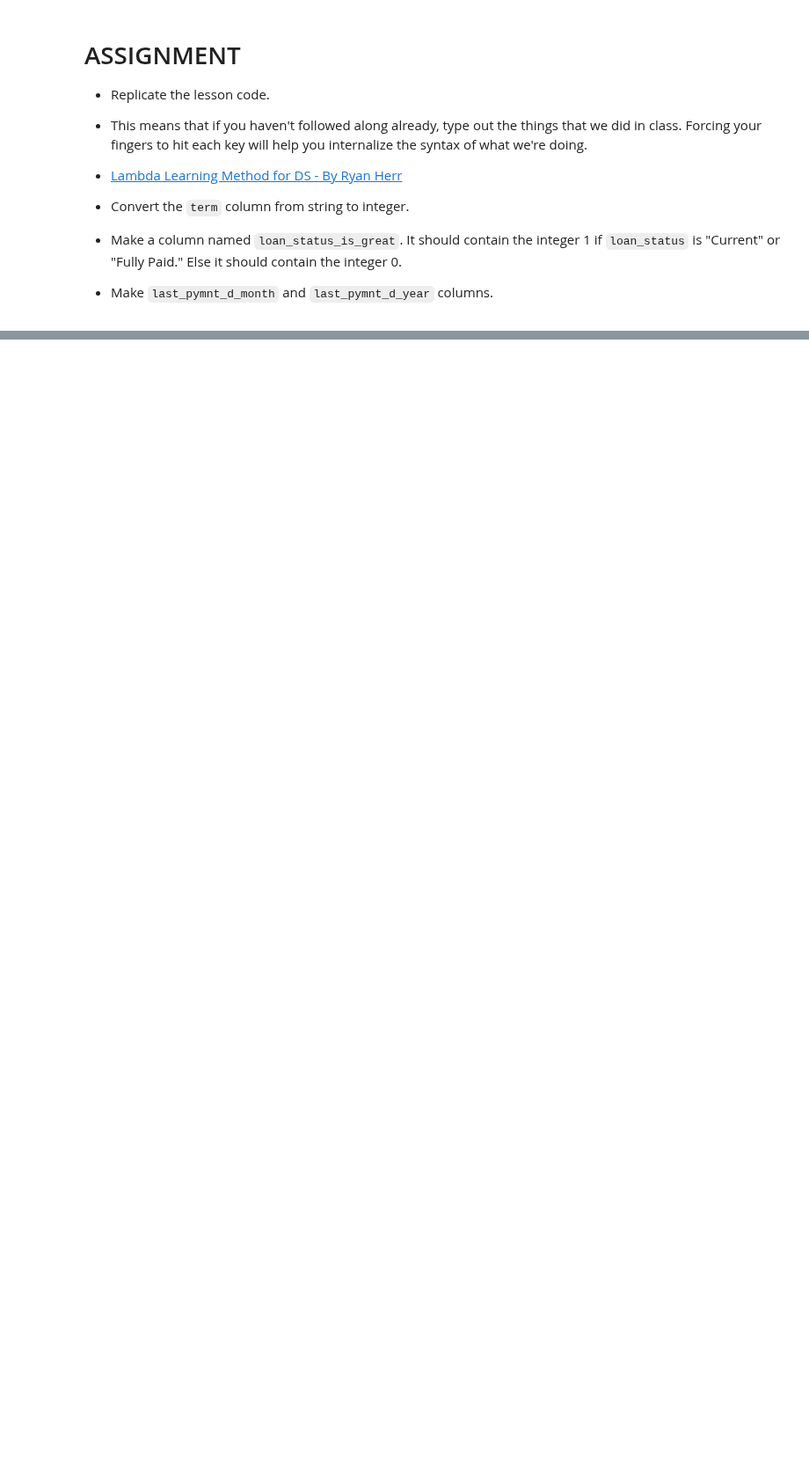
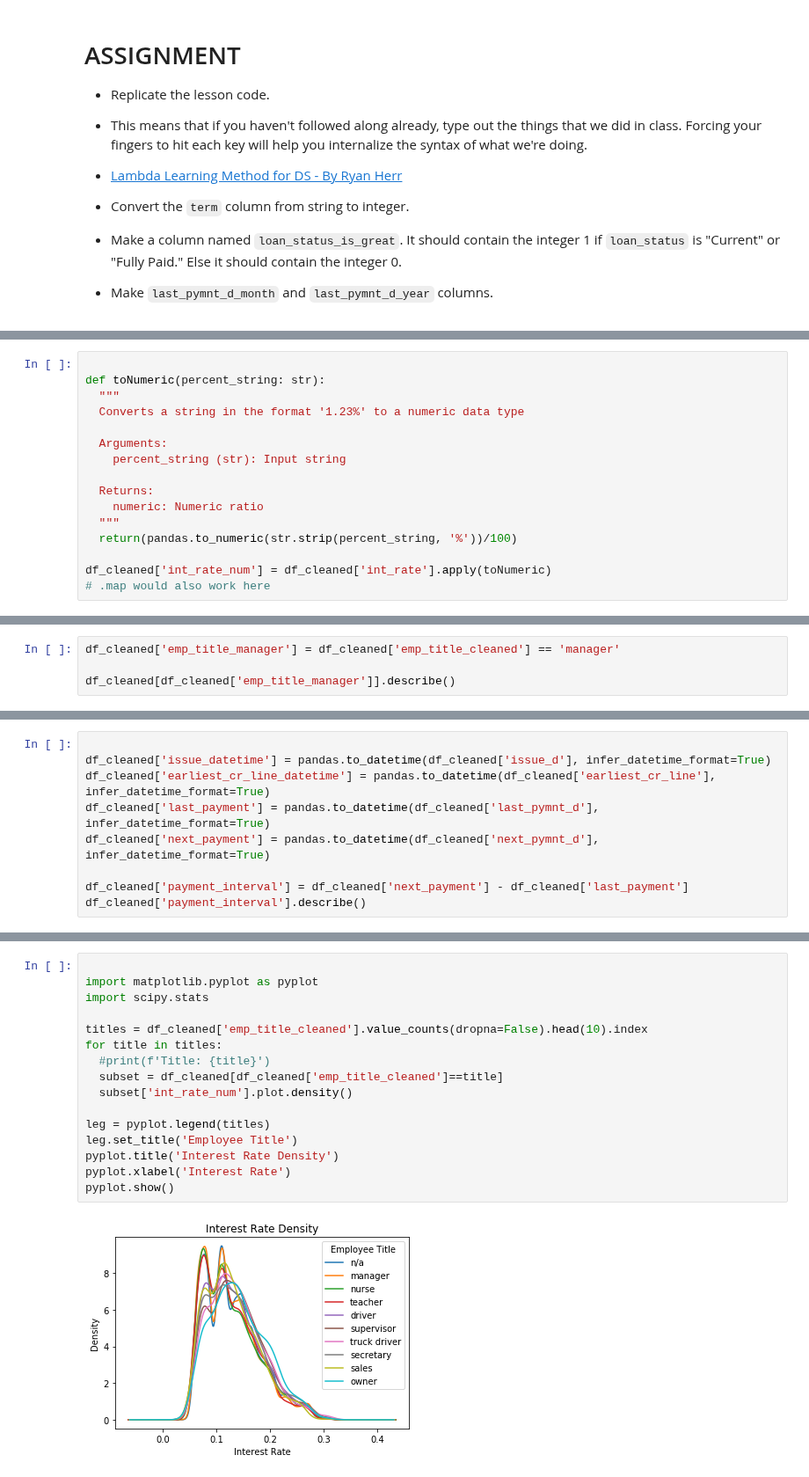
Before and after one commit to bloominstituteoftechnology/DS-Unit-1-Sprint-1-Dealing-With-Data, a Jupyter notebook: module4-makefeatures/LS_DS_114_Make_Features_Assignment.ipynb, the cells around one changed output, grey strips where cells are left out. Shown at 88% size. Saved outputs shown, nothing was run; the diff lists cells and outputs as text; blank space fills up the shorter version.

```diff
--- a/module4-makefeatures/LS_DS_114_Make_Features_Assignment.ipynb
+++ b/module4-makefeatures/LS_DS_114_Make_Features_Assignment.ipynb
@@ -37,0 +206,16 @@ You can uncomment and run the cells below to re-download and extract the Instaca
+# %%
+
+def toNumeric(percent_string: str):
+  """
+  Converts a string in the format '1.23%' to a numeric data type
+
+  Arguments:
+    percent_string (str): Input string
+
+  Returns:
+    numeric: Numeric ratio
+  """
+  return(pandas.to_numeric(str.strip(percent_string, '%'))/100)
+
+df_cleaned['int_rate_num'] = df_cleaned['int_rate'].apply(toNumeric)
+# .map would also work here
@@ -37,0 +319,4 @@ You can uncomment and run the cells below to re-download and extract the Instaca
+# %%
+df_cleaned['emp_title_manager'] = df_cleaned['emp_title_cleaned'] == 'manager'
+
+df_cleaned[df_cleaned['emp_title_manager']].describe()
@@ -37,0 +369,9 @@ You can uncomment and run the cells below to re-download and extract the Instaca
+# %%
+
+df_cleaned['issue_datetime'] = pandas.to_datetime(df_cleaned['issue_d'], infer_datetime_format=True)
+df_cleaned['earliest_cr_line_datetime'] = pandas.to_datetime(df_cleaned['earliest_cr_line'], infer_datetime_format=True)
+df_cleaned['last_payment'] = pandas.to_datetime(df_cleaned['last_pymnt_d'], infer_datetime_format=True)
+df_cleaned['next_payment'] = pandas.to_datetime(df_cleaned['next_pymnt_d'], infer_datetime_format=True)
+
+df_cleaned['payment_interval'] = df_cleaned['next_payment'] - df_cleaned['last_payment']
+df_cleaned['payment_interval'].describe()
@@ -37,0 +388,18 @@ You can uncomment and run the cells below to re-download and extract the Instaca
+# %%
+
+import matplotlib.pyplot as pyplot
+import scipy.stats
+
+titles = df_cleaned['emp_title_cleaned'].value_counts(dropna=False).head(10).index
+for title in titles:
+  #print(f'Title: {title}')
+  subset = df_cleaned[df_cleaned['emp_title_cleaned']==title]
+  subset['int_rate_num'].plot.density()
+
+leg = pyplot.legend(titles)
+leg.set_title('Employee Title')
+pyplot.title('Interest Rate Density')
+pyplot.xlabel('Interest Rate')
+pyplot.show()
+# %% [output]
+[figure, added]
```
Also changed, not shown: parts of 36 cells of this notebook.
